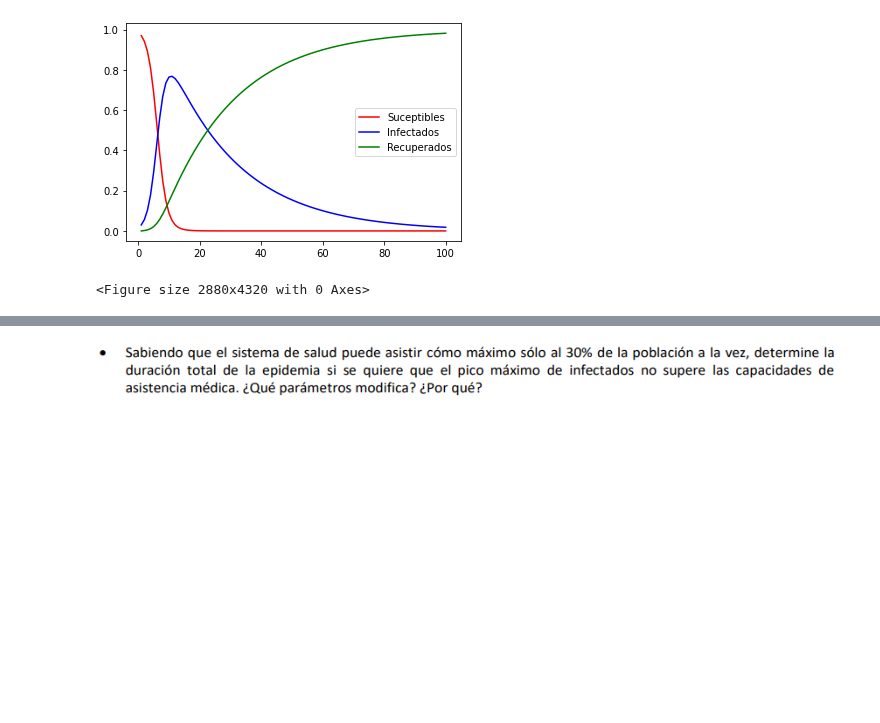
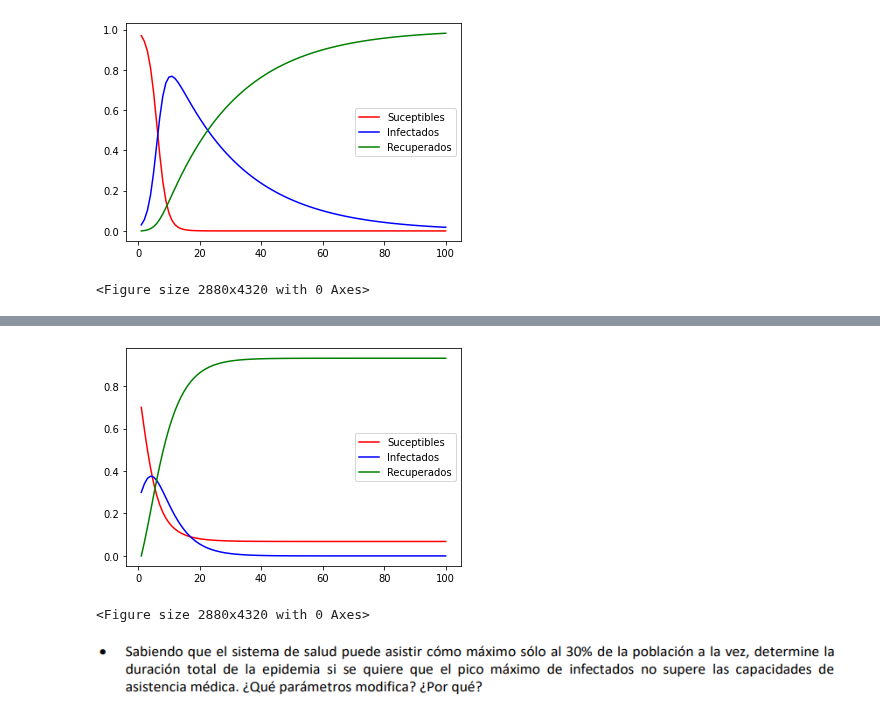
Before and after one commit to nicolaslongo/tp1-simulacion, a Jupyter notebook: tp2/Ejercicio 4.ipynb, the cells around one changed output, grey strips where cells are left out. Cells and saved outputs as stored; diff of their text form; code cells hidden in the pictures; blank space fills up the shorter version.

```diff
--- a/tp2/Ejercicio 4.ipynb
+++ b/tp2/Ejercicio 4.ipynb
@@ -81,3 +91,14 @@ plot_sir(**sir_data_3, C=None)
+# %%
+params_4 = {"infection_rate": 0.50,
+          "recovery_rate": 0.2,
+          "y_init": [0.7, 0.3, 0],
+          "n_points": N}
+
+sir_data_4 = simulate(**params_4)
+plot_sir(**sir_data_4, C=None)
+# %% [output]
+[figure, added]
+<Figure size 2880x4320 with 0 Axes>
 # %% [markdown]
 ![image.png](attachment:image.png)
 # %%
```
Also changed, not shown: parts of 8 cells of this notebook.
